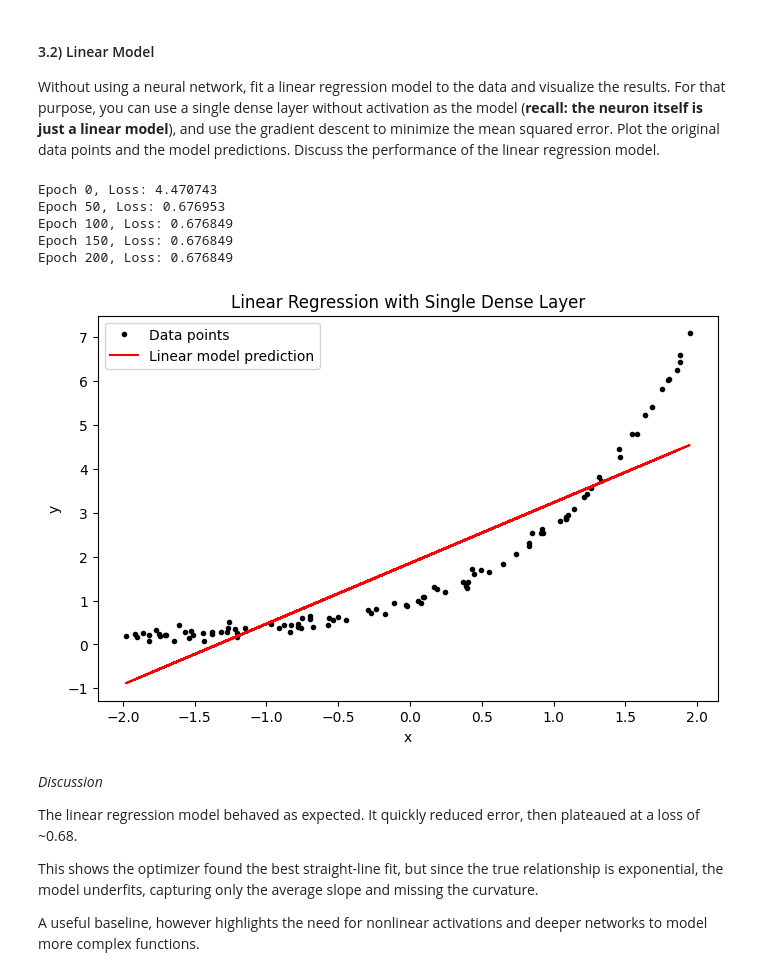
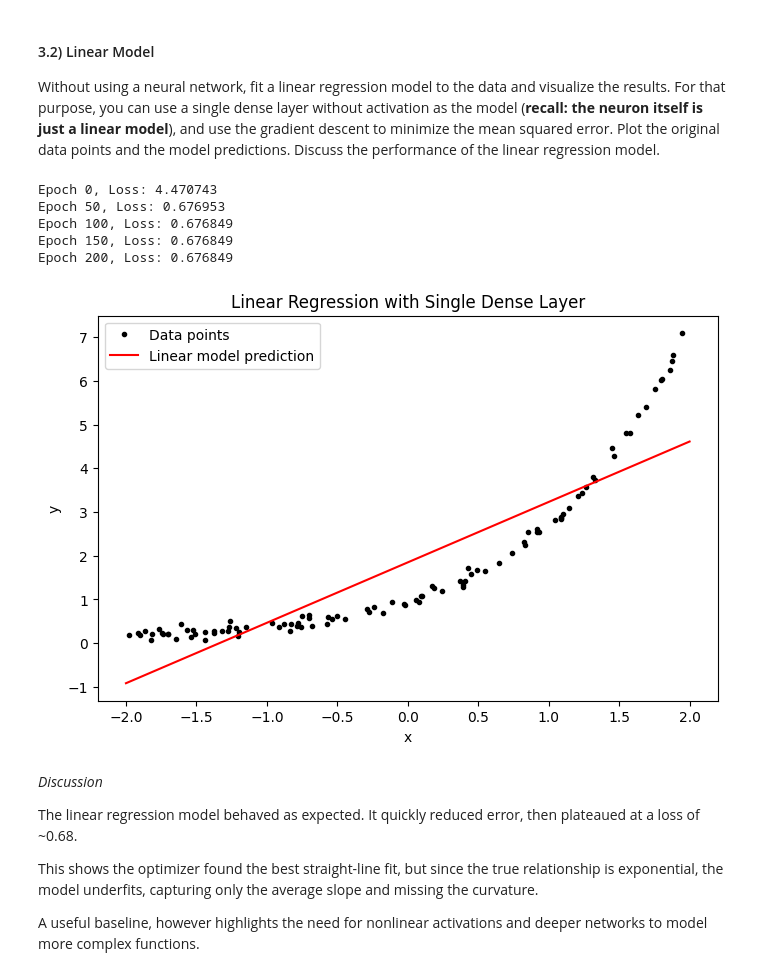
Before and after one commit to fractalclockwork/Chem277B, a Jupyter notebook: hw/HW_07/07_HW.ipynb, the cells around one changed output. Saved outputs shown, nothing was run; the diff lists cells and outputs as text; code cells hidden in the pictures.

```diff
--- a/hw/HW_07/07_HW.ipynb
+++ b/hw/HW_07/07_HW.ipynb
@@ -173,35 +183,36 @@ for epoch in range(epochs):
     # backward pass
     loss_function.backward(y_pred, y)
     dense1.backward(loss_function.dinputs)
 
     # update weights
     optimizer.update_params(dense1)
 
     # print progress
     if epoch % 50 == 0:
         print(f"Epoch {epoch}, Loss: {loss:.6f}")
 
 # prediction
-x_line = x.copy() # np.linspace(-2, 2, 100).reshape(-1, 1)
+# create 100 evenly spaced points for plotting a smooth prediction curve
+x_line = np.linspace(-2, 2, 100).reshape(-1, 1)
 dense1.forward(x_line)
 y_line = dense1.output
 
 # plot results
 plt.figure(figsize=(8, 5))
 plt.plot(x, y, 'k.', label='Data points')
 plt.plot(x_line, y_line, 'r-', label='Linear model prediction')
 plt.xlabel('x')
 plt.ylabel('y')
 plt.legend()
 plt.title('Linear Regression with Single Dense Layer')
 plt.show()
 # %% [output]
 Epoch 0, Loss: 4.470743
 Epoch 50, Loss: 0.676953
 Epoch 100, Loss: 0.676849
 Epoch 150, Loss: 0.676849
 Epoch 200, Loss: 0.676849
-[figure, old version]
+[figure, new version]
 # %% [markdown]
 *Discussion*
 
```
Also changed, not shown: parts of 16 cells of this notebook, 7 other files.
